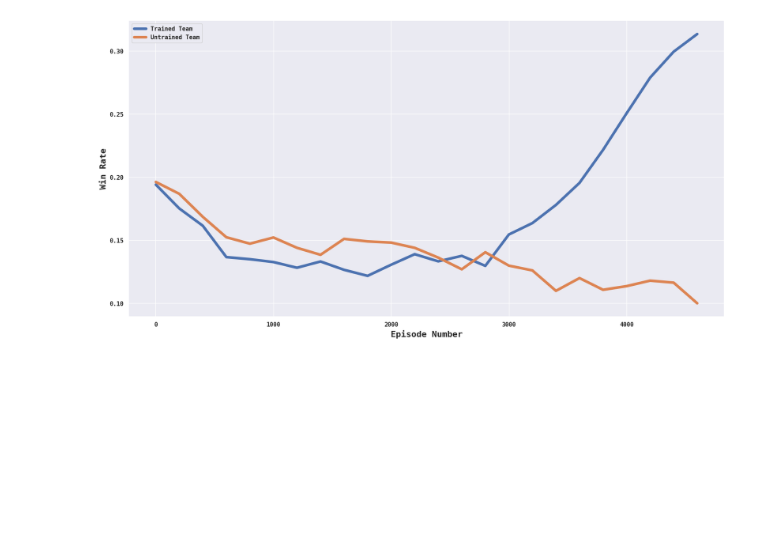
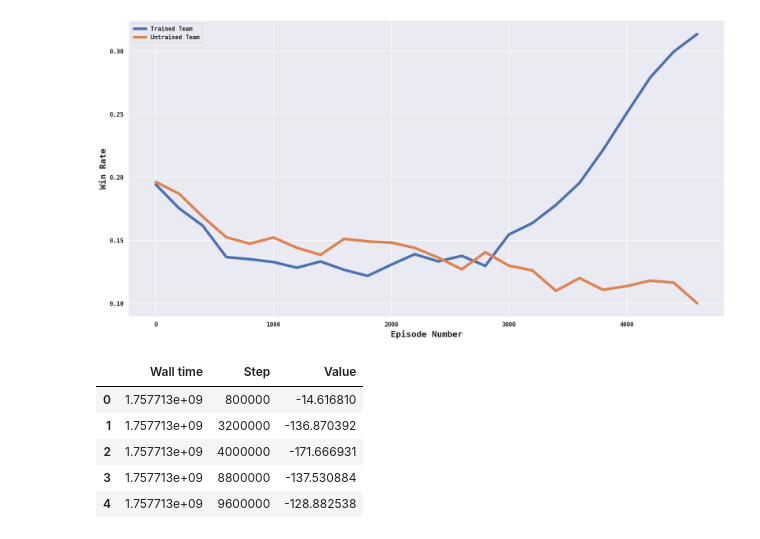
Before and after one commit to DIRECTLab/IsaacLab-HARL, a Jupyter notebook: scripts/reinforcement_learning/harl/paper_plots.ipynb, the cells around one changed output. Cells and saved outputs as stored; diff of their text form; code cells hidden in the pictures; blank space fills up the shorter version.

```diff
--- a/scripts/reinforcement_learning/harl/paper_plots.ipynb
+++ b/scripts/reinforcement_learning/harl/paper_plots.ipynb
@@ -32,0 +38,9 @@ plt.show()
+# %%
+no_buffer.head()
+# %% [output]
+|  | Wall time | Step | Value |
+| 0 | 1.757713e+09 | 800000 | -14.616810 |
+| 1 | 1.757713e+09 | 3200000 | -136.870392 |
+| 2 | 1.757713e+09 | 4000000 | -171.666931 |
+| 3 | 1.757713e+09 | 8800000 | -137.530884 |
+| 4 | 1.757713e+09 | 9600000 | -128.882538 |
```
Also changed, not shown: parts of 4 cells of this notebook, 18 other files.
